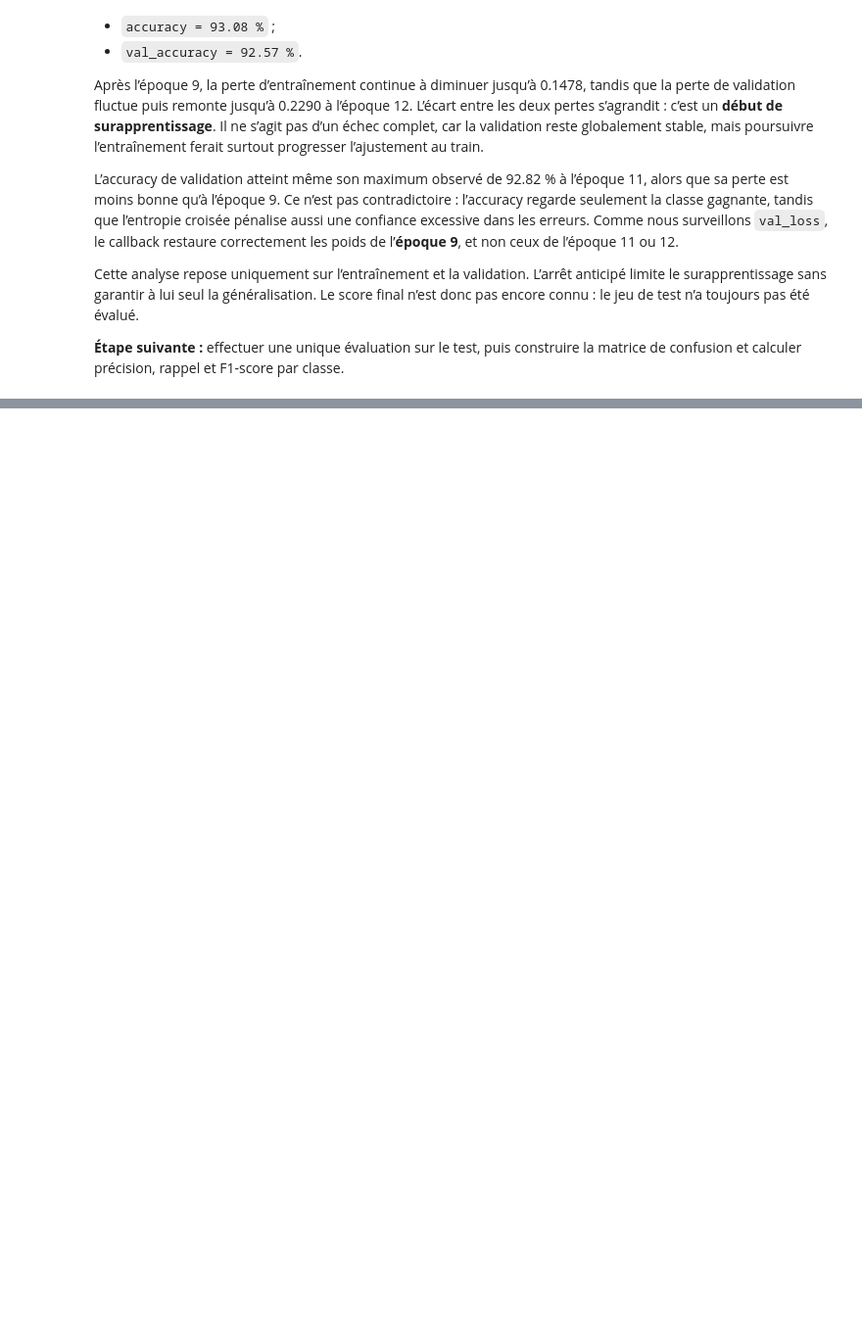
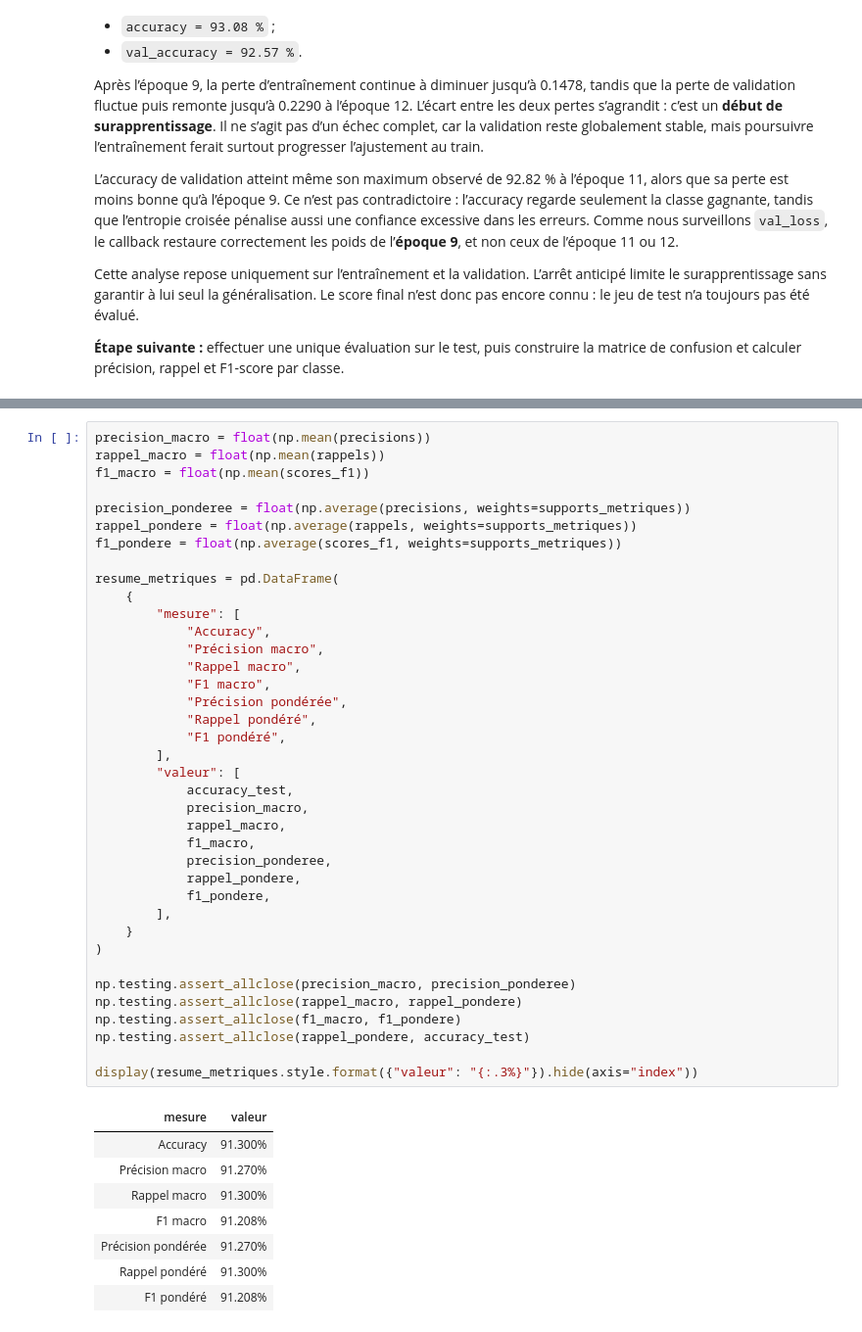
Before and after one commit to DRIOUCH96/introduction_au_deeplearning, a Jupyter notebook: fashion_mnist_cnn.ipynb, the cells around one changed output, grey strips where cells are left out. Shown at 98% size. Drawn from its saved outputs; the diff is of its cells as text; blank space fills up the shorter version.

```diff
--- a/fashion_mnist_cnn.ipynb
+++ b/fashion_mnist_cnn.ipynb
@@ -1566,0 +1876,47 @@ Cette analyse repose uniquement sur l’entraînement et la validation. L’arr
+# %%
+precision_macro = float(np.mean(precisions))
+rappel_macro = float(np.mean(rappels))
+f1_macro = float(np.mean(scores_f1))
+
+precision_ponderee = float(np.average(precisions, weights=supports_metriques))
+rappel_pondere = float(np.average(rappels, weights=supports_metriques))
+f1_pondere = float(np.average(scores_f1, weights=supports_metriques))
+
+resume_metriques = pd.DataFrame(
+    {
+        "mesure": [
+            "Accuracy",
+            "Précision macro",
+            "Rappel macro",
+            "F1 macro",
+            "Précision pondérée",
+            "Rappel pondéré",
+            "F1 pondéré",
+        ],
+        "valeur": [
+            accuracy_test,
+            precision_macro,
+            rappel_macro,
+            f1_macro,
+            precision_ponderee,
+            rappel_pondere,
+            f1_pondere,
+        ],
+    }
+)
+
+np.testing.assert_allclose(precision_macro, precision_ponderee)
+np.testing.assert_allclose(rappel_macro, rappel_pondere)
+np.testing.assert_allclose(f1_macro, f1_pondere)
+np.testing.assert_allclose(rappel_pondere, accuracy_test)
+
+display(resume_metriques.style.format({"valeur": "{:.3%}"}).hide(axis="index"))
+# %% [output]
+| mesure | valeur |
+| Accuracy | 91.300% |
+| Précision macro | 91.270% |
+| Rappel macro | 91.300% |
+| F1 macro | 91.208% |
+| Précision pondérée | 91.270% |
+| Rappel pondéré | 91.300% |
+| F1 pondéré | 91.208% |
```
Also changed, not shown: parts of 12 cells of this notebook.
